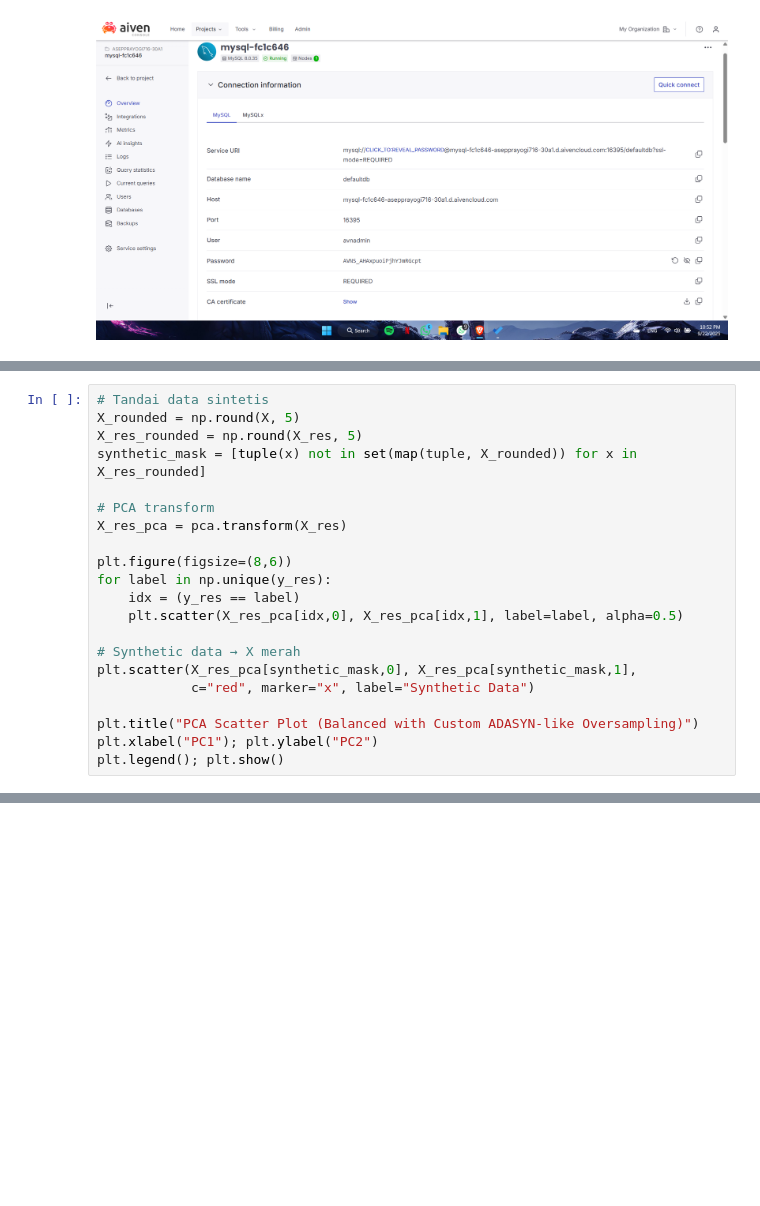
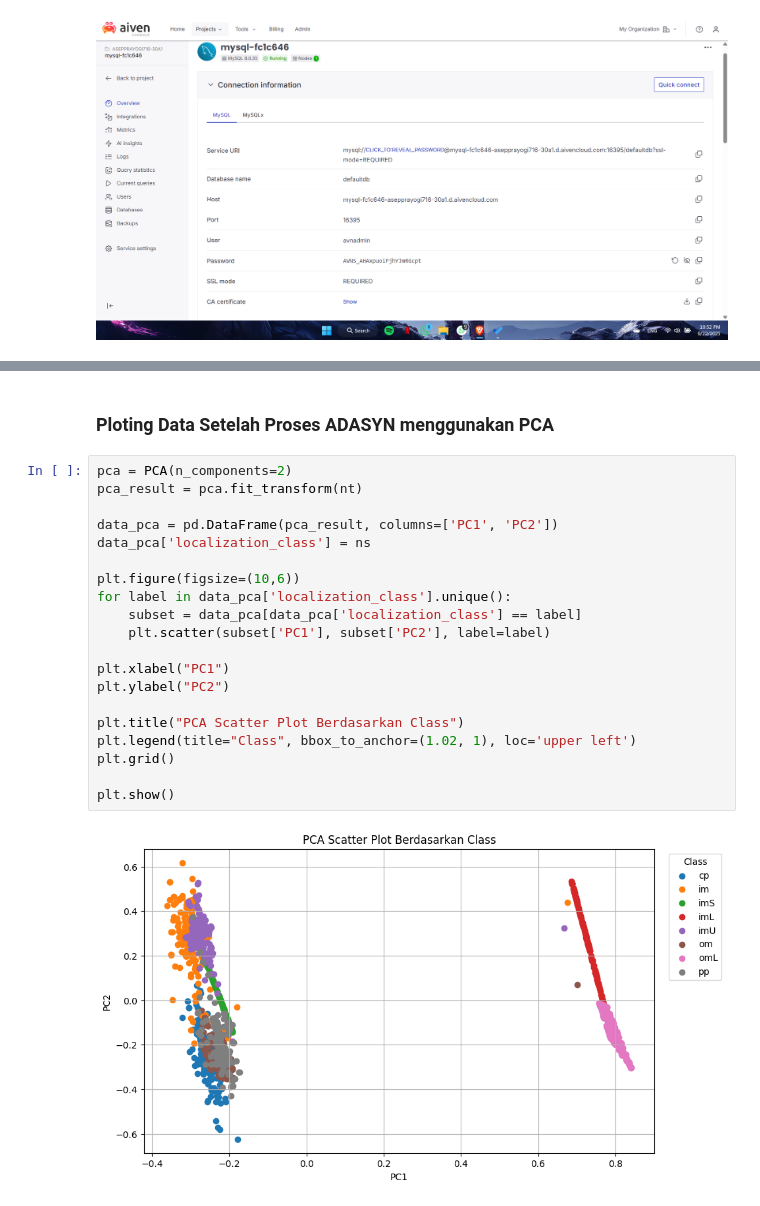
Before and after one commit to asepprayogii/PSD, a Jupyter notebook: _sources/PenyeimbanganData.ipynb, the cells around one changed output, grey strips where cells are left out. Drawn from its saved outputs; the diff is of its cells as text; blank space fills up the shorter version.

```diff
--- a/_sources/PenyeimbanganData.ipynb
+++ b/_sources/PenyeimbanganData.ipynb
@@ -305,21 +312,0 @@ Penjelasan:
-# %%
-# Tandai data sintetis
-X_rounded = np.round(X, 5)
-X_res_rounded = np.round(X_res, 5)
-synthetic_mask = [tuple(x) not in set(map(tuple, X_rounded)) for x in X_res_rounded]
-
-# PCA transform
-X_res_pca = pca.transform(X_res)
-
-plt.figure(figsize=(8,6))
-for label in np.unique(y_res):
-    idx = (y_res == label)
-    plt.scatter(X_res_pca[idx,0], X_res_pca[idx,1], label=label, alpha=0.5)
-
-# Synthetic data → X merah
-plt.scatter(X_res_pca[synthetic_mask,0], X_res_pca[synthetic_mask,1],
-            c="red", marker="x", label="Synthetic Data")
-
-plt.title("PCA Scatter Plot (Balanced with Custom ADASYN-like Oversampling)")
-plt.xlabel("PC1"); plt.ylabel("PC2")
-plt.legend(); plt.show()
@@ -342,0 +425,24 @@ plt.legend(); plt.show()
+# %% [markdown]
+### Ploting Data Setelah Proses ADASYN menggunakan PCA
+# %%
+pca = PCA(n_components=2)
+pca_result = pca.fit_transform(nt)
+
+data_pca = pd.DataFrame(pca_result, columns=['PC1', 'PC2'])
+data_pca['localization_class'] = ns
+
+plt.figure(figsize=(10,6))
+for label in data_pca['localization_class'].unique():
+    subset = data_pca[data_pca['localization_class'] == label]
+    plt.scatter(subset['PC1'], subset['PC2'], label=label)
+
+plt.xlabel("PC1")
+plt.ylabel("PC2")
+
+plt.title("PCA Scatter Plot Berdasarkan Class")
+plt.legend(title="Class", bbox_to_anchor=(1.02, 1), loc='upper left')
+plt.grid()
+
+plt.show()
+# %% [output]
+[figure, added]
```
Also changed, not shown: parts of 30 cells of this notebook, 46 other files.
